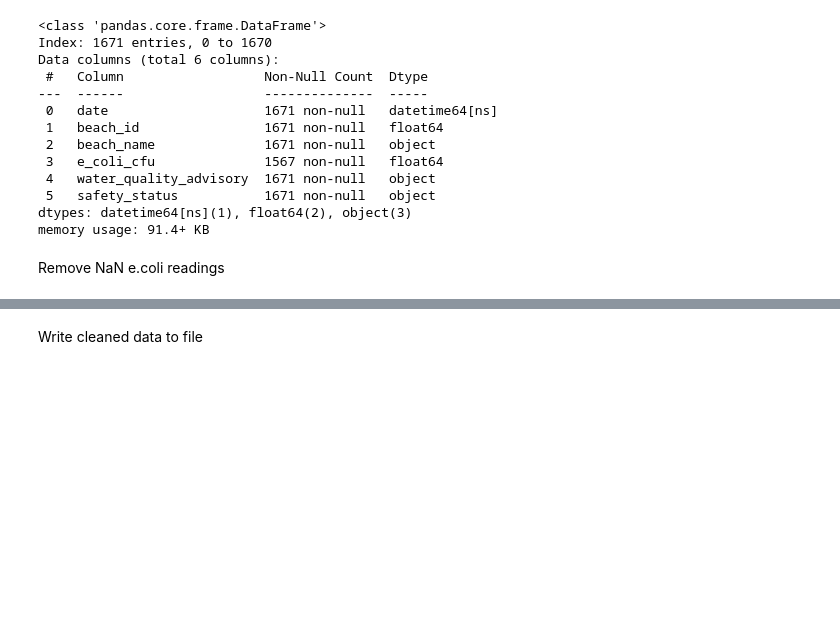
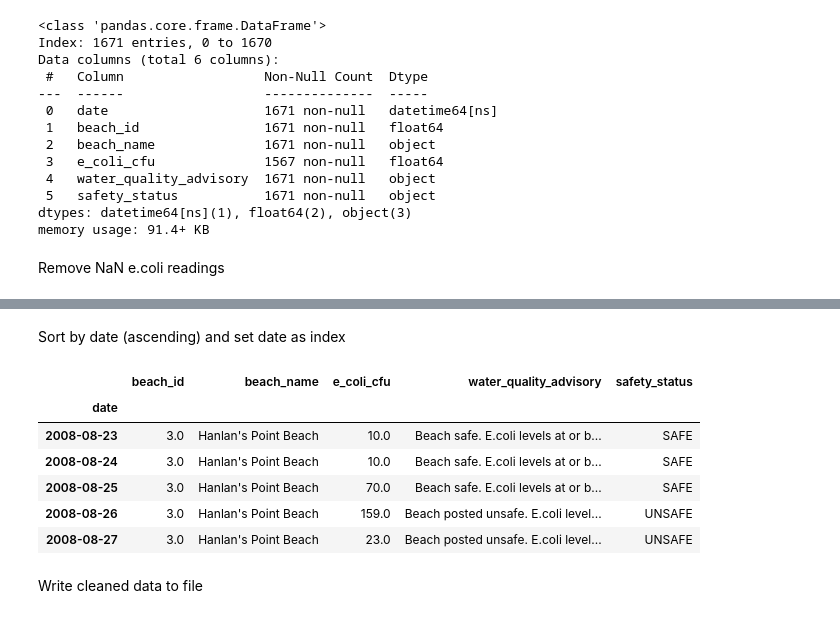
Before and after one commit to M4nd0C4lrissian/water_safety, a Jupyter notebook: notebooks/ecoli_data_cleaning.ipynb, the cells around one changed output, grey strips where cells are left out. Drawn from its saved outputs; the diff is of its cells as text; code cells hidden in the pictures; blank space fills up the shorter version.

```diff
--- a/notebooks/ecoli_data_cleaning.ipynb
+++ b/notebooks/ecoli_data_cleaning.ipynb
@@ -80,3 +89,16 @@ memory usage: 85.7+ KB
+# %% [markdown]
+Sort by date (ascending) and set date as index
+# %%
+beach_clean = beach_clean.sort_values('date').set_index('date')
+beach_clean.head()
+# %% [output]
+|  | beach_id | beach_name | e_coli_cfu | water_quality_advisory | safety_status |
+| date |  |  |  |  |  |
+| 2008-08-23 | 3.0 | Hanlan's Point Beach | 10.0 | Beach safe. E.coli levels at or b... | SAFE |
+| 2008-08-24 | 3.0 | Hanlan's Point Beach | 10.0 | Beach safe. E.coli levels at or b... | SAFE |
+| 2008-08-25 | 3.0 | Hanlan's Point Beach | 70.0 | Beach safe. E.coli levels at or b... | SAFE |
+| 2008-08-26 | 3.0 | Hanlan's Point Beach | 159.0 | Beach posted unsafe. E.coli level... | UNSAFE |
+| 2008-08-27 | 3.0 | Hanlan's Point Beach | 23.0 | Beach posted unsafe. E.coli level... | UNSAFE |
 # %% [markdown]
 Write cleaned data to file
 # %%
```
Also changed, not shown: parts of 2 cells of this notebook, 3 other files.
